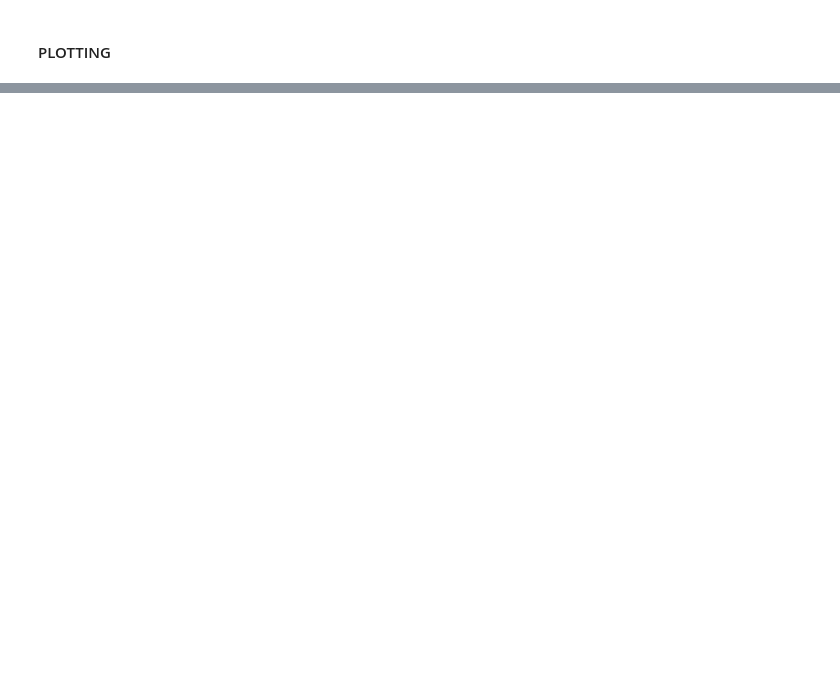
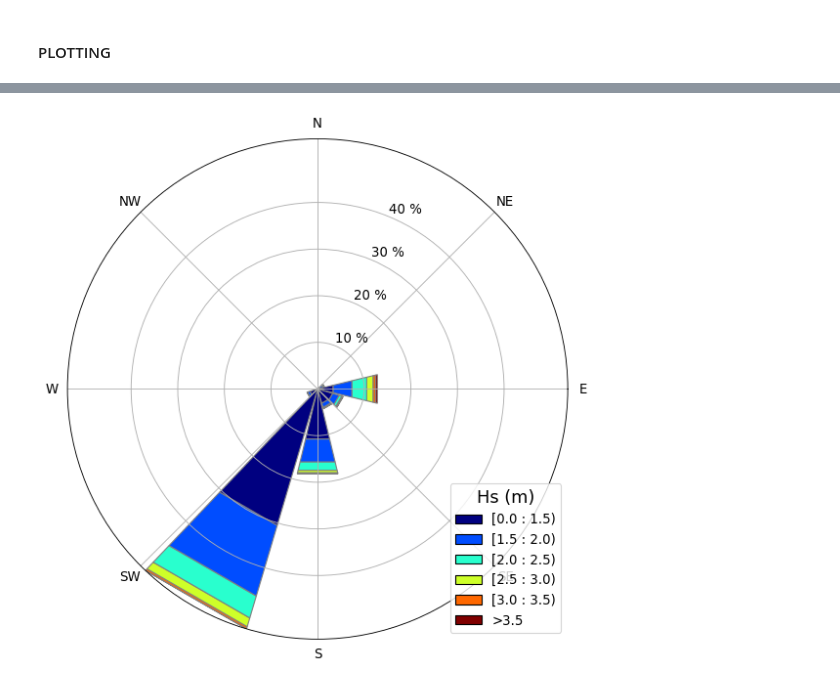
Before and after one commit to james-th94/NaturalShorelineVariability_Grassy, a Jupyter notebook: src/Notebooks/WaveRoses.ipynb, the cells around one changed output, grey strips where cells are left out. Saved outputs shown, nothing was run; the diff lists cells and outputs as text; code cells hidden in the pictures; blank space fills up the shorter version.

```diff
--- a/src/Notebooks/WaveRoses.ipynb
+++ b/src/Notebooks/WaveRoses.ipynb
@@ -320,0 +318,4 @@ windRosePlotSeasonalPos(df = dfAllave)
+# %%
+windRosePlotSeasonalNeg(df = dfAllave, season = 'Summer')
+# %% [output]
+[figure, added]
```
Also changed, not shown: parts of 15 cells of this notebook, 1 other file.
